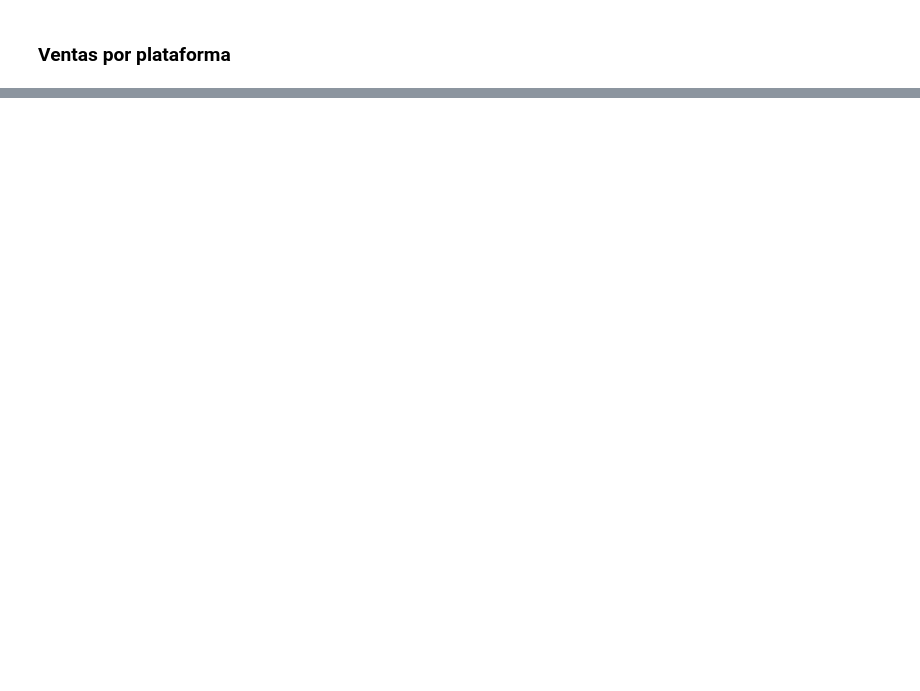
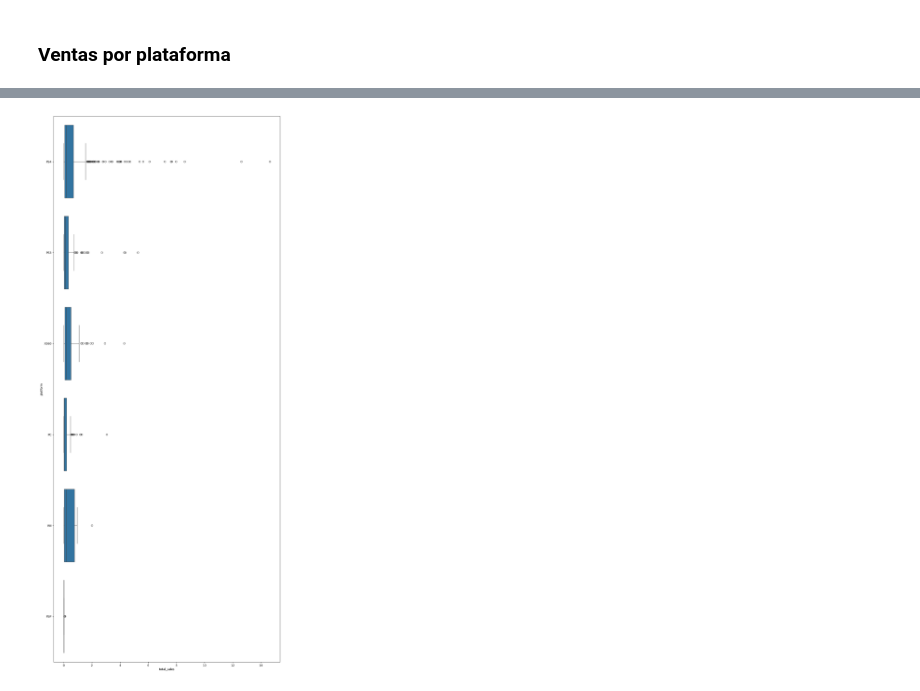
Before and after one commit to FelicianoRodriguez/tripleten-projects, a Jupyter notebook: 06_store_ice/notebook.ipynb, the cells around one changed output, grey strips where cells are left out. Cells and saved outputs as stored; diff of their text form; code cells hidden in the pictures; blank space fills up the shorter version.

```diff
--- a/06_store_ice/notebook.ipynb
+++ b/06_store_ice/notebook.ipynb
@@ -385,0 +355,10 @@ plt.show()
+# %%
+# botener las plataformas con más ventas
+top_10_platforms = (
+    games_df.groupby('platform')['total_sales']
+        .sum()
+        .reset_index()
+        .sort_values('total_sales', ascending=False)
+).head(10)
+
+print(top_10_platforms)
@@ -385,0 +650,9 @@ plt.show()
+# %%
+recent_period = games_df[games_df['year_of_release'].between(2014, 2016)]
+active_platforms_recent = recent_period.groupby('platform')['total_sales'].sum().sort_values(ascending=False).reset_index()
+
+print('Top 10 plataformas más activas en 2014-2016')
+print(active_platforms_recent.head(10))
+
+print(f'\nJuegos lanzados en 2014-2016: {len(recent_period)}')
+print(f'Porcentaje del total: {len(recent_period)/len(games_df)*100:.1f}%')
@@ -385,0 +698,5 @@ plt.show()
+# %%
+# Filtrar las top 10 plataformas
+top_10_platforms_filtered = recent_period[recent_period['platform'].isin(top_10_platforms_name)]
+
+print(top_10_platforms_filtered.head(10))
@@ -385,0 +721,13 @@ plt.show()
+# %%
+# Crear un boxplot de las ventas globales por plataforma
+plt.figure(figsize=(14, 34))
+
+sns.boxplot(
+    data=top_10_platforms_filtered,
+    x='total_sales',
+    y='platform',
+)
+
+plt.show()
+# %% [output]
+[figure, added]
```
Also changed, not shown: parts of 96 cells of this notebook, 10 other files.
